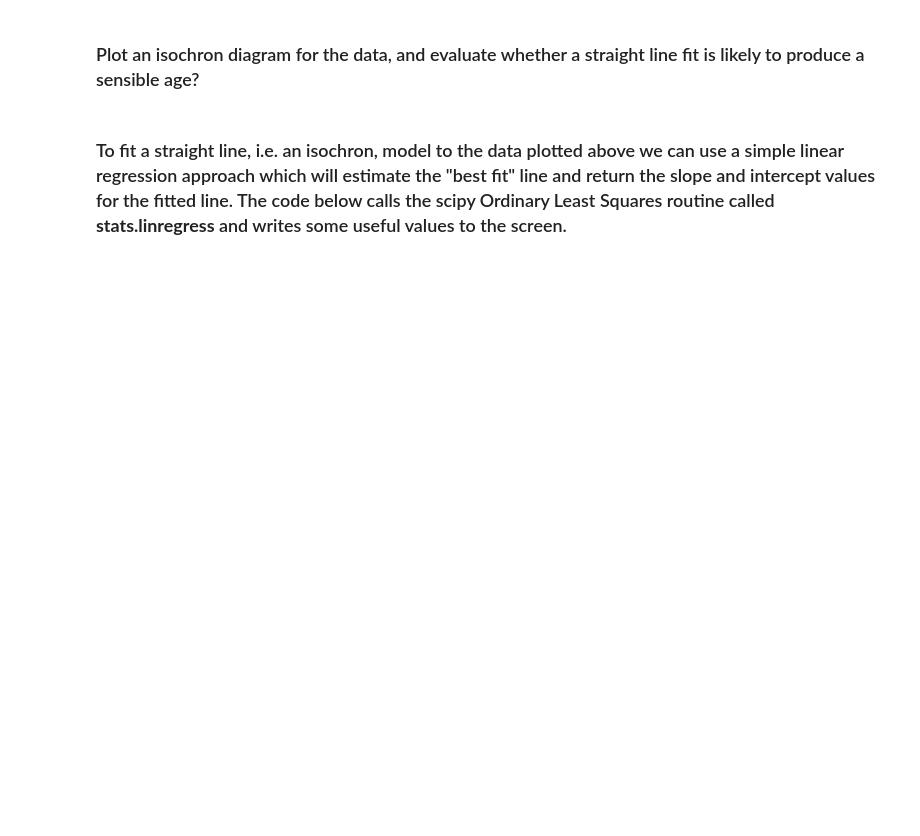
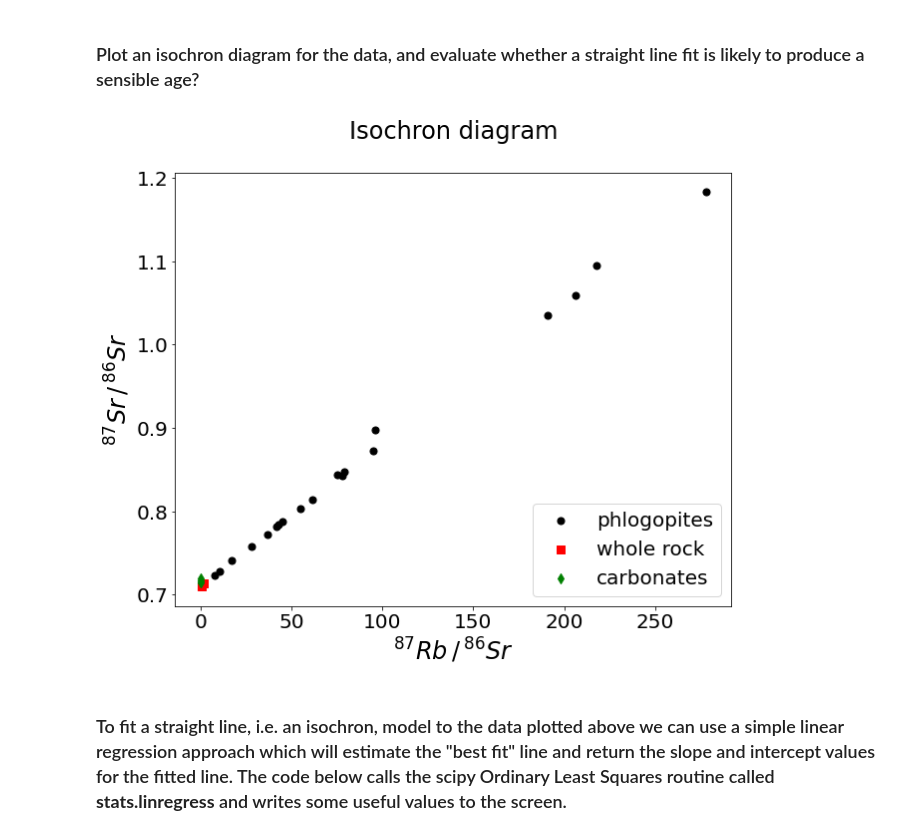
Before and after one commit to skerryvore/regression_analysis_101, a Jupyter notebook: notebooks/makgenyene_isochron.ipynb, the cells around one changed output. Cells and saved outputs as stored; diff of their text form; code cells hidden in the pictures; blank space fills up the shorter version.

```diff
--- a/notebooks/makgenyene_isochron.ipynb
+++ b/notebooks/makgenyene_isochron.ipynb
@@ -86,17 +127,23 @@ plt.show(fig1)
 # %%
 # Plot isochron diagram, 87Sr/86Sr on y-axis versus 87Rb/86Sr on the x-axis
 
-fig2, ax1 = plt.subplots(figsize=(10,8))
+fig2, ax1 = plt.subplots()
 
-ax1.set_ylabel("87Sr/86Sr", fontsize='x-large')
-ax1.set_xlabel("87Rb/86Sr", fontsize='x-large')
+ax1.set_title("Isochron diagram\n")
+ax1.set_ylabel("$^{87}Sr\,/\,^{86}Sr$")
+ax1.set_xlabel("$^{87}Rb\,/\,^{86}Sr$")
 
-ax1.scatter(np.array(phl_df['87Rb/86Sr']), np.array(phl_df['87Sr/86Sr']), label='phlogopites')
-ax1.scatter(np.array(wrk_df['87Rb/86Sr']), np.array(wrk_df['87Sr/86Sr']), label='whole rock')
-ax1.scatter(np.array(cbn_df['87Rb/86Sr']), np.array(cbn_df['87Sr/86Sr']), label='carbonates')
+# Plot each data set
+ax1.scatter(np.array(phl_df['87Rb/86Sr']), np.array(phl_df['87Sr/86Sr']), **phlog_style)
+ax1.scatter(np.array(wrk_df['87Rb/86Sr']), np.array(wrk_df['87Sr/86Sr']), **whrk_style)
+ax1.scatter(np.array(cbn_df['87Rb/86Sr']), np.array(cbn_df['87Sr/86Sr']), **carbn_style)
+
+# Draw the legend for the plot
 ax1.legend(loc='lower right')
 
 plt.show()
+# %% [output]
+[figure, added]
 # %% [markdown]
 ### To fit a straight line, i.e. an isochron, model to the data plotted above we can use a simple linear regression approach which will estimate the "best fit" line and return the slope and intercept values for the fitted line. The code below calls the scipy Ordinary Least Squares routine called <b>stats.linregress</b> and writes some useful values to the screen.
 # %%
```
Also changed, not shown: parts of 10 cells of this notebook.
